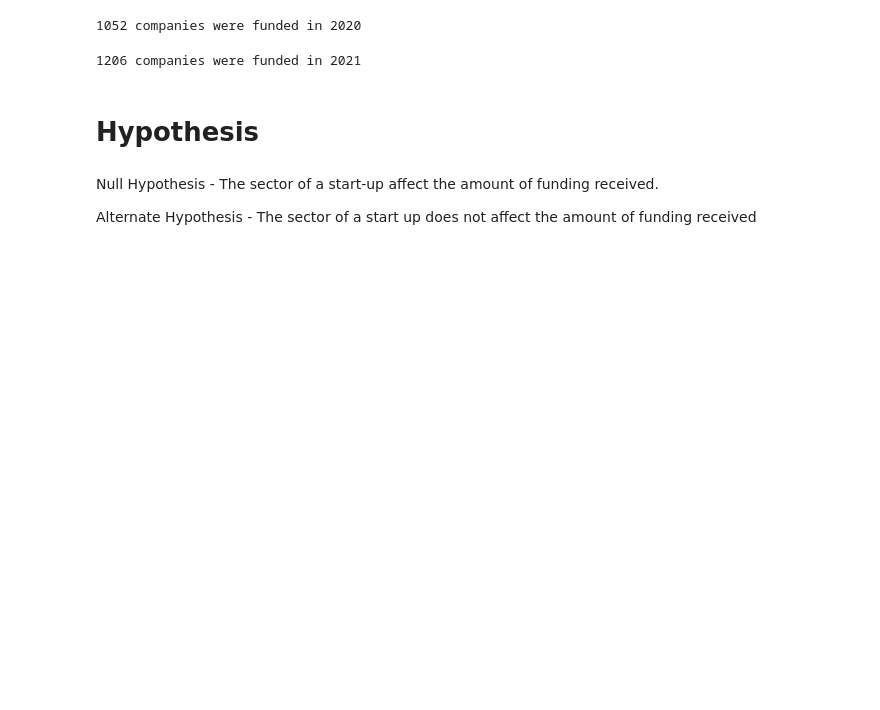
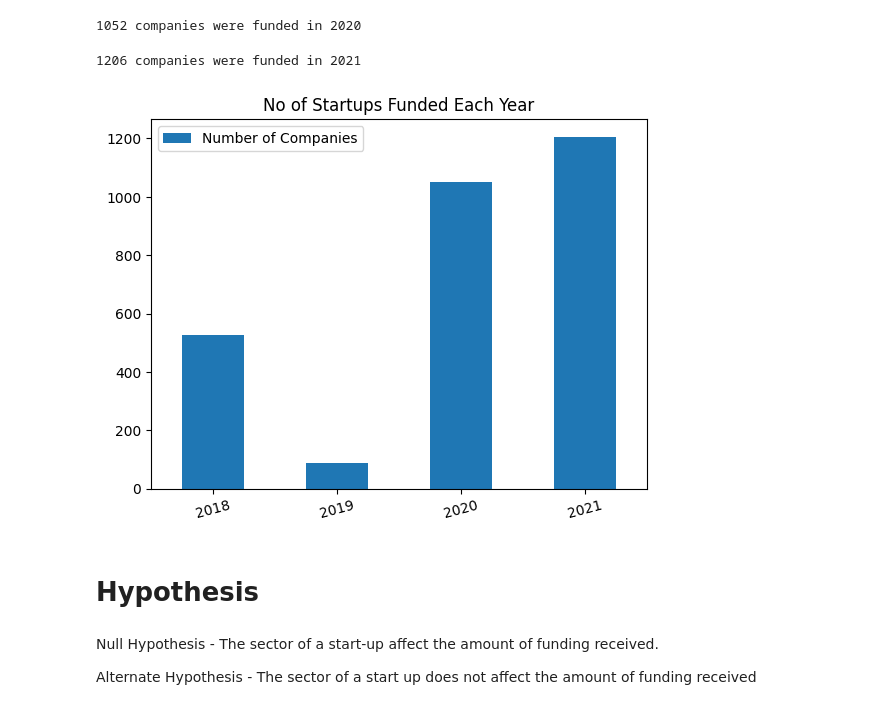
Before and after one commit to Gilbert-B/Indian-Start-up-Funding-Analysis, a Jupyter notebook: Notebook/Indian Funding Analysis 2023.ipynb, the cells around one changed output. Drawn from its saved outputs; the diff is of its cells as text; code cells hidden in the pictures; blank space fills up the shorter version.

```diff
--- a/Notebook/Indian Funding Analysis 2023.ipynb
+++ b/Notebook/Indian Funding Analysis 2023.ipynb
@@ -1383,6 +1381,18 @@ F1 = df2021['Amount($)'].notnull().sum()
 print(f'{F1} companies were funded in 2021')
 # %% [output]
 1206 companies were funded in 2021
+# %%
+data = {"Number of Companies":[526,89,1052,1206]};
+
+index     = ["2018", "2019", "2020","2021"];
+
+dataFrame = pd.DataFrame(data=data, index=index);
+
+dataFrame.plot.bar(rot=15, title="No of Startups Funded Each Year");
+
+plt.show(block=True);
+# %% [output]
+[figure, added]
 # %% [markdown]
 # Hypothesis
 # %% [markdown]
```
Also changed, not shown: parts of 4 cells of this notebook, 22 other files.
